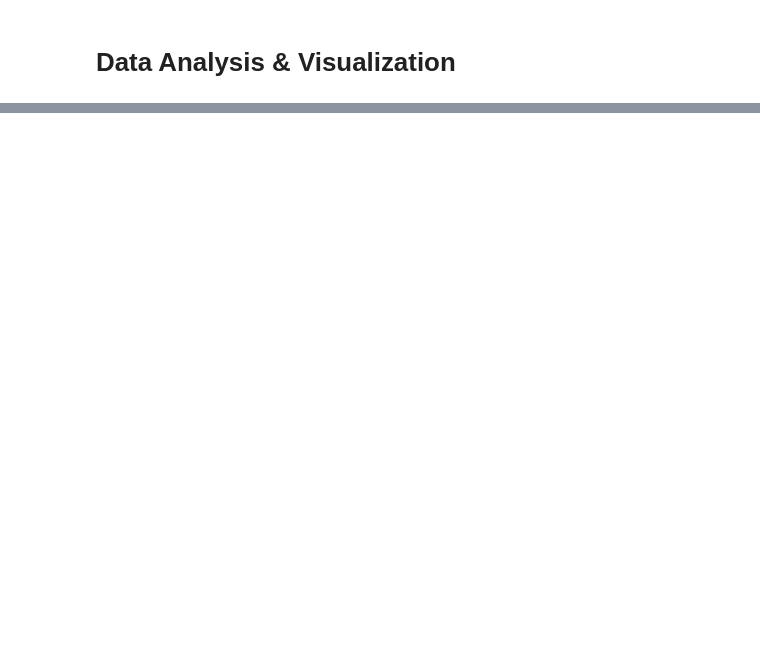
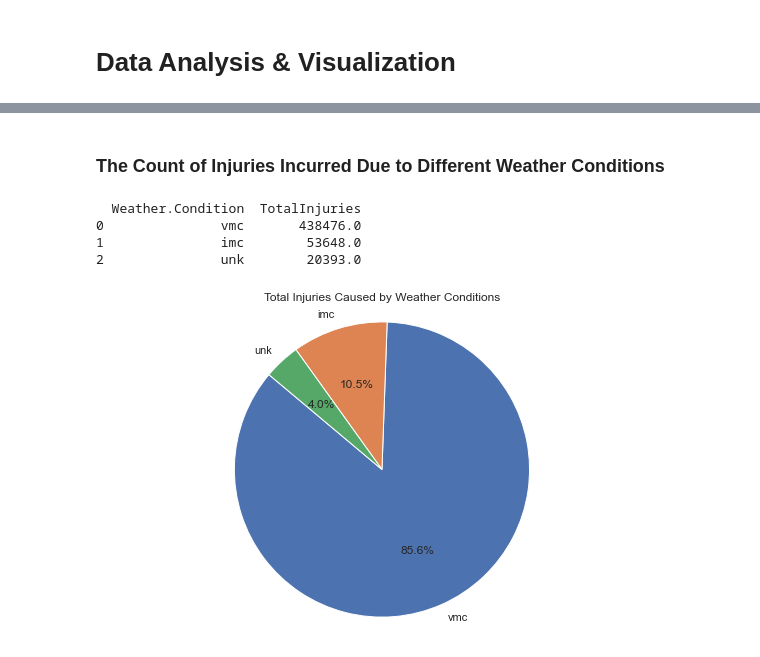
Before and after one commit to Murugi001/Phase-1-project, a Jupyter notebook: student.ipynb, the cells around one changed output, grey strips where cells are left out. Saved outputs shown, nothing was run; the diff lists cells and outputs as text; code cells hidden in the pictures; blank space fills up the shorter version.

```diff
--- a/student.ipynb
+++ b/student.ipynb
@@ -341,0 +300,27 @@ nested_mode.head(10)
+# %% [markdown]
+### The Count of Injuries Incurred Due to Different Weather Conditions
+# %%
+# Total Injuries Caused by Weather Conditions
+weather_injuries = (
+    df.groupby('Weather.Condition', as_index=False)['TotalInjuries']
+    .sum()
+    .sort_values(by='TotalInjuries', ascending=False)
+    .reset_index(drop=True)
+    .head(10)
+)
+
+print(weather_injuries)
+# %% [output]
+  Weather.Condition  TotalInjuries
+0               vmc       438476.0
+1               imc        53648.0
+2               unk        20393.0
+# %%
+# Pie chat for Total Injuries Caused by Weather Conditions
+plt.figure(figsize=(10, 6))
+plt.pie(weather_injuries['TotalInjuries'], labels=weather_injuries['Weather.Condition'], autopct='%1.1f%%', startangle=140)
+plt.title('Total Injuries Caused by Weather Conditions')
+plt.axis('equal')  # Equal aspect ratio ensures that pie is drawn as a circle.
+plt.show()
+# %% [output]
+[figure, added]
```
Also changed, not shown: parts of 33 cells of this notebook, 2 other files.
